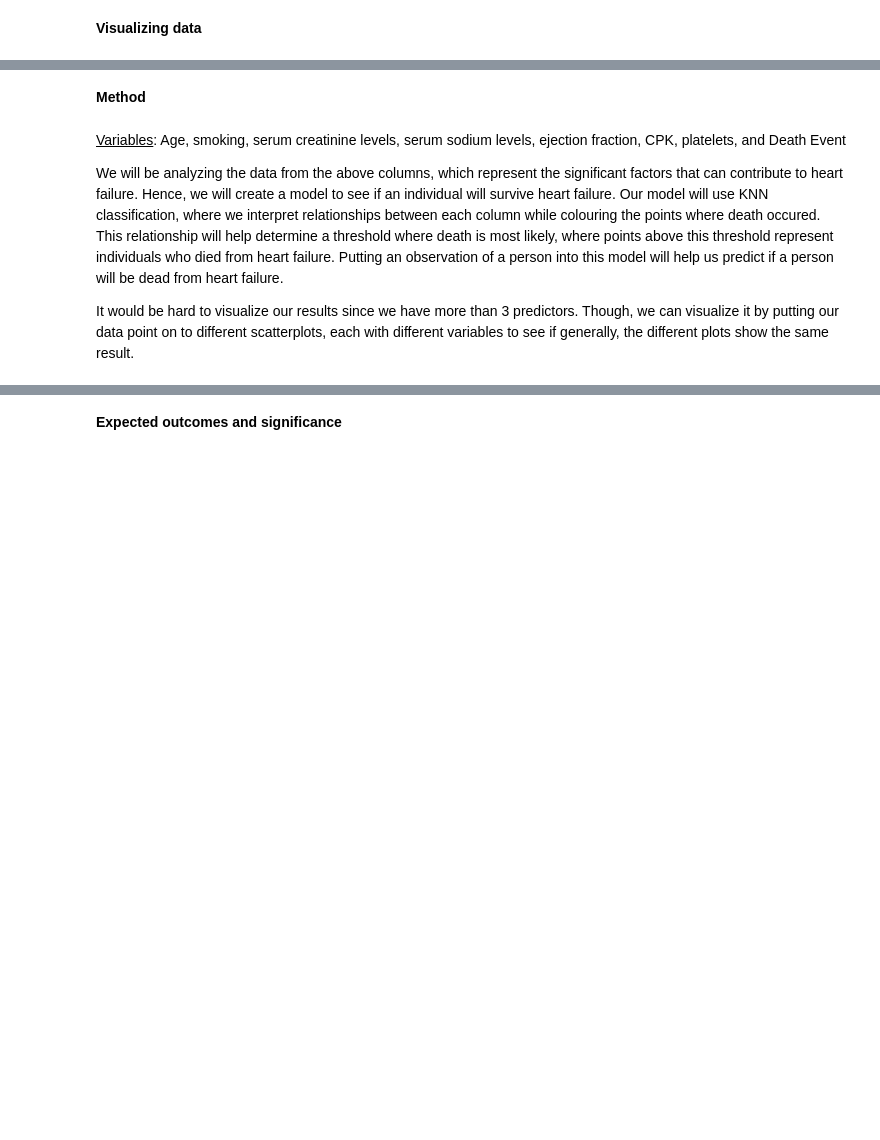
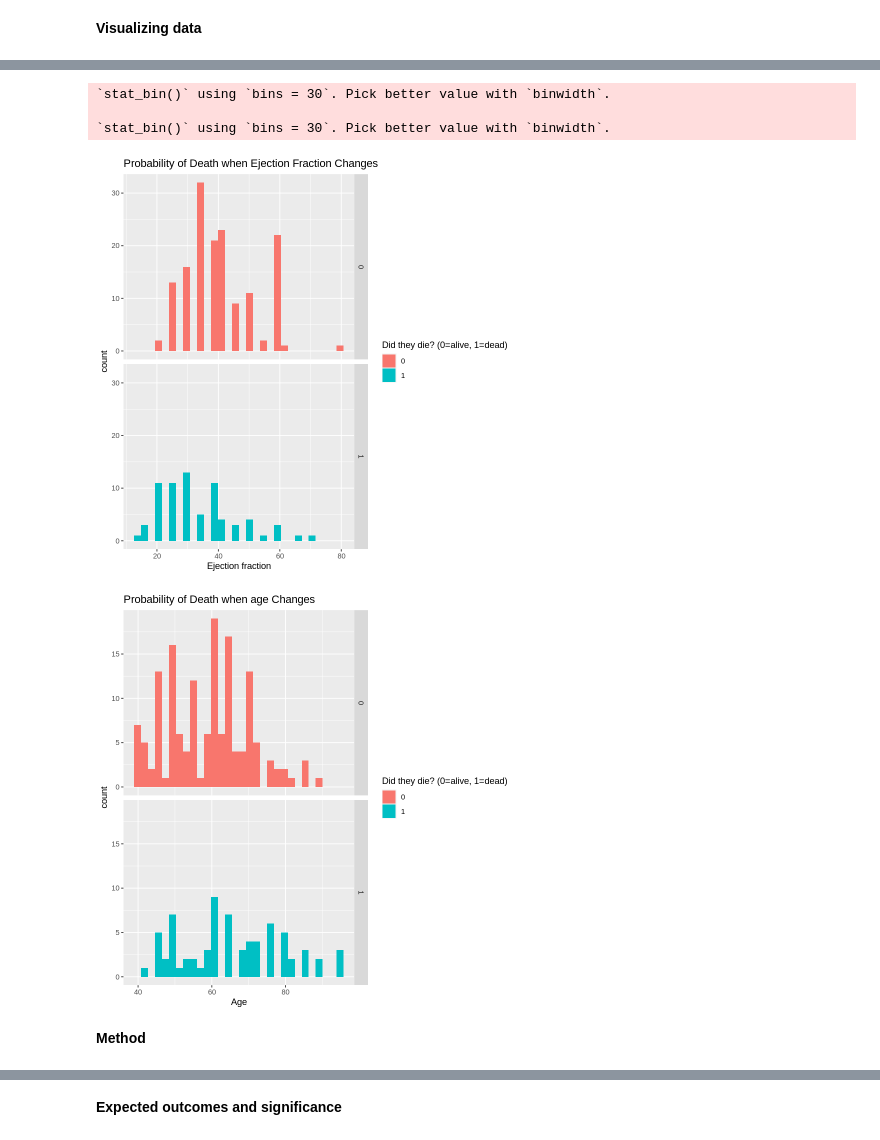
Before and after one commit to leoryry/NEW_DSCI_Project, a Jupyter notebook: Proposal.ipynb, the cells around one changed output, grey strips where cells are left out. Cells and saved outputs as stored; diff of their text form; code cells hidden in the pictures; blank space fills up the shorter version.

```diff
--- a/Proposal.ipynb
+++ b/Proposal.ipynb
@@ -115,8 +100,25 @@ heart_failure_plot2
+# %%
+heart_failure_plot_ejection <- ggplot(heart_failure, aes(x = ejection_fraction, fill = death)) +
+    geom_histogram(position="identity") +
+    xlab("Ejection fraction") +
+    labs(fill = "Did they die? (0=alive, 1=dead)") +
+    ggtitle("Probability of Death when Ejection Fraction Changes")+
+    facet_grid(death~.)
+heart_failure_plot_ejection
+
+
+heart_failure_plot_age <- ggplot(heart_failure, aes(x = age, fill = death)) +
+    geom_histogram(position="identity") +
+    xlab("Age") +
+    labs(fill = "Did they die? (0=alive, 1=dead)") +
+    ggtitle("Probability of Death when age Changes")+
+    facet_grid(death~.)
+heart_failure_plot_age
+# %% [output]
+`stat_bin()` using `bins = 30`. Pick better value with `binwidth`.
+
+`stat_bin()` using `bins = 30`. Pick better value with `binwidth`.
+[figure, added]
+[figure, added]
 # %% [markdown]
 **Method**
-# %% [markdown]
-<u>Variables</u>: Age, smoking, serum creatinine levels, serum sodium levels, ejection fraction, CPK, platelets, and Death Event
-
-We will be analyzing the data from the above columns, which represent the significant factors that can contribute to heart failure. Hence, we will create a model to see if an individual will survive heart failure. Our model will use KNN classification, where we interpret relationships between each column while colouring the points where death occured. This relationship will help determine a threshold where death is most likely, where points above this threshold represent individuals who died from heart failure. Putting an observation of a person into this model will help us predict if a person will be dead from heart failure.
-
-It would be hard to visualize our results since we have more than 3 predictors. Though, we can visualize it by putting our data point on to different scatterplots, each with different variables to see if generally, the different plots show the same result.
```
Also changed, not shown: parts of 11 cells of this notebook.
